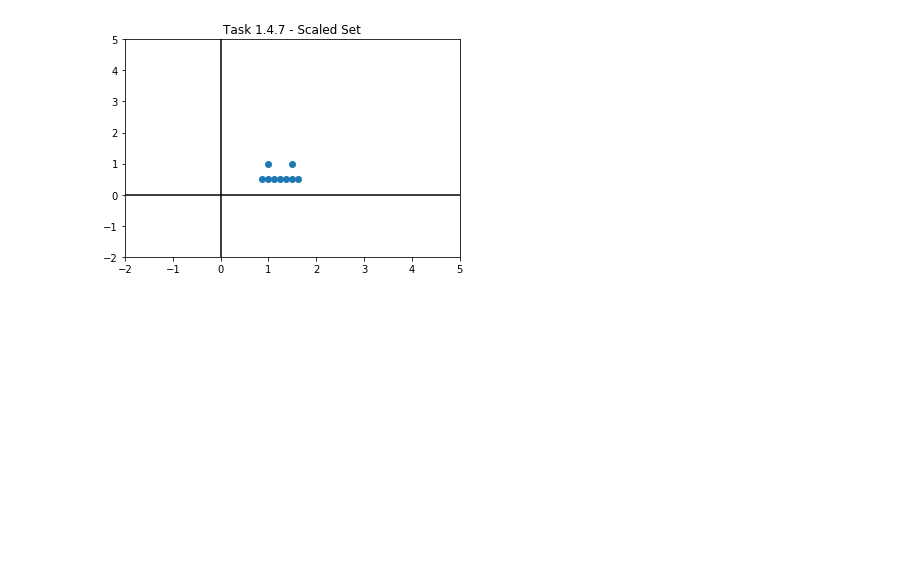
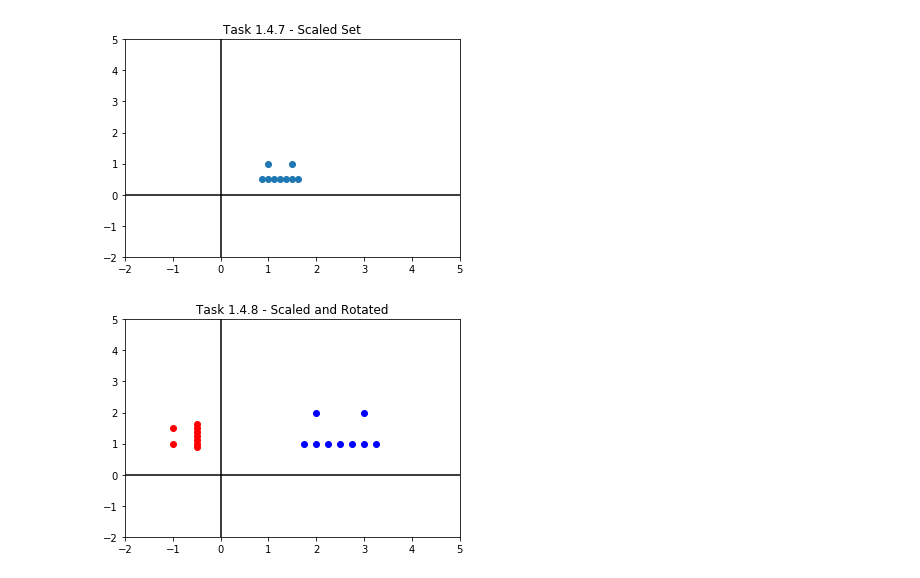
Before and after one commit to gkarp/coding_the_matrix, a Jupyter notebook: chapter1.ipynb, the cells around one changed output. Saved outputs shown, nothing was run; the diff lists cells and outputs as text; code cells hidden in the pictures; blank space fills up the shorter version.

```diff
--- a/chapter1.ipynb
+++ b/chapter1.ipynb
@@ -106,0 +104,25 @@ new_S = {s * j for s in S}
+# %%
+# Task 1.4.8
+# Rotate S by 90 degrees and scale by 1/2
+scale_rotate_S = {0.5 * (1j * s) for s in S}
+points = setZipper(scale_rotate_S)
+x = points[0]
+y = points[1]
+
+# Plot the scaled and rotated points
+plt.scatter(x, y, color="red")
+
+# Plot S again
+x1 = zipped_S[0]
+y1 = zipped_S[1]
+plt.scatter(x1, y1, color="blue")
+
+# Set up the chart
+plt.xlim([-2, 5])
+plt.ylim([-2, 5])
+plt.axhline(color="black")
+plt.vlines(0, -100, 100)
+plt.title("Task 1.4.8 - Scaled and Rotated")
+plt.show()
+# %% [output]
+[figure, added]
```
Also changed, not shown: parts of 6 cells of this notebook.
